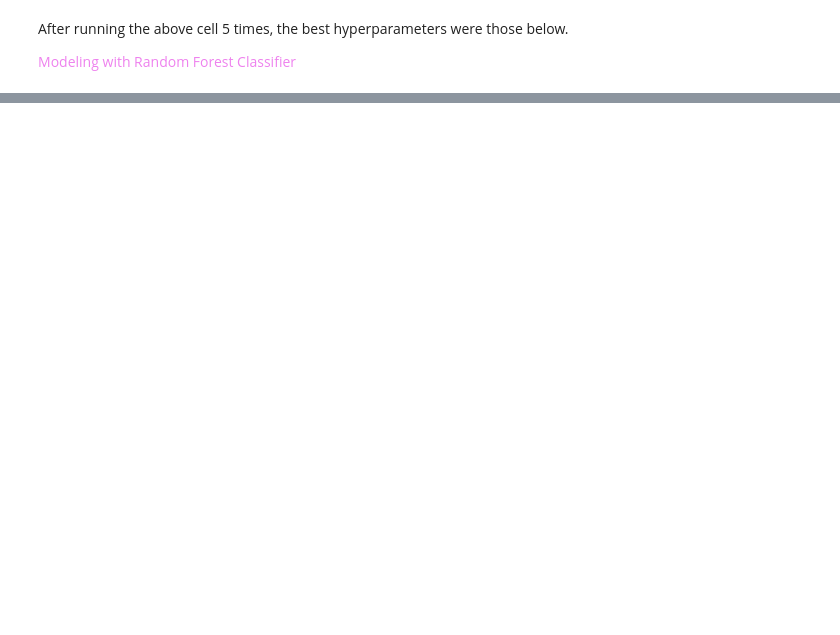
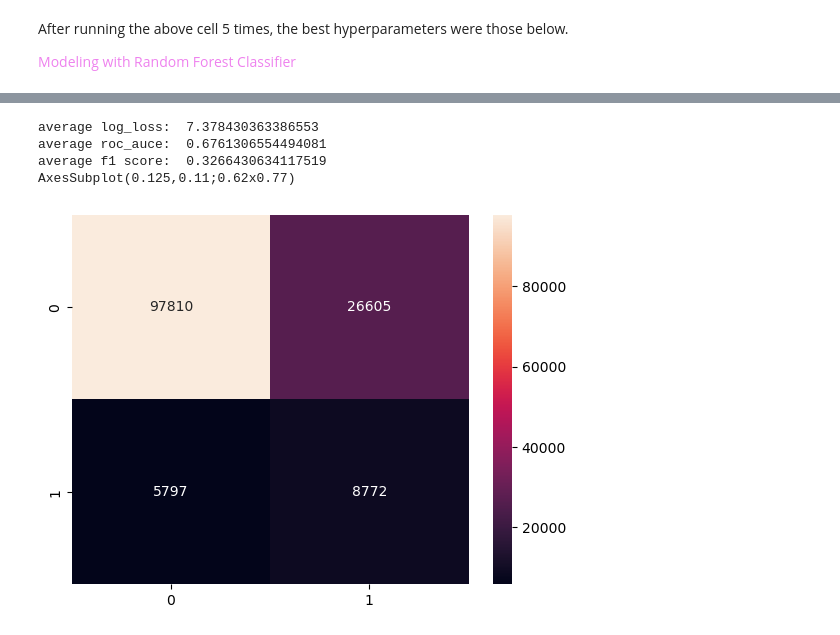
Before and after one commit to fractaldatalearning/Capstone2, a Jupyter notebook: notebooks/8-kl-modeling.ipynb, the cells around one changed output, grey strips where cells are left out. Saved outputs shown, nothing was run; the diff lists cells and outputs as text; code cells hidden in the pictures; blank space fills up the shorter version.

```diff
--- a/notebooks/8-kl-modeling.ipynb
+++ b/notebooks/8-kl-modeling.ipynb
@@ -268,0 +300,61 @@ Audio(sound_file, autoplay=True)
+# %%
+warnings.simplefilter(action='ignore', category=FutureWarning)
+
+users = list(df['user_id'].unique())
+categorical_columns = ['user_id', 'product_name', 'aisle_name', 'dept_name']
+log_loss_scores = []
+roc_auc_scores = []
+f1_scores = []
+cm = [[0,0],[0,0]]
+
+for user in users:
+    this_user = df.loc[df['user_id']==user,:].copy()
+
+    this_train = this_user.loc[this_user['order_by_user_sequence']!=this_user[
+    'order_by_user_sequence'].max(),:].copy()
+
+    this_test = this_user.loc[this_user['order_by_user_sequence']==this_user[
+        'order_by_user_sequence'].max(),:].copy()
+
+    X_this_train = this_train.drop(columns=['reordered', 'add_to_cart_sequence'])
+    y_this_train = this_train['reordered']
+    X_this_test = this_test.drop(columns=['reordered', 'add_to_cart_sequence'])
+    y_this_test = this_test['reordered']
+
+    target = ce.target_encoder.TargetEncoder(cols=categorical_columns)
+    target.fit(X_this_train, y_this_train)
+    X_this_train = target.transform(X_this_train)
+    X_this_test = target.transform(X_this_test)
+
+    mms = preprocessing.MinMaxScaler()
+
+    rf = ensemble.RandomForestClassifier(random_state=43, n_estimators=200, criterion='gini',
+                                         max_depth=18, min_samples_split=5, min_samples_leaf=3,
+                                         min_weight_fraction_leaf=0.3, max_features='log2',
+                                         class_weight='balanced', ccp_alpha=0.1)
+
+    pipeline = Pipeline([('mms', mms), ('rf', rf)])
+
+    pipeline.fit(X_this_train, y_this_train)
+    y_this_pred = pipeline.predict(X_this_test)
+
+    log_loss_scores.append(metrics.log_loss(y_this_test, y_this_pred, labels=[0,1]))
+    f1_scores.append(metrics.f1_score(y_this_test, y_this_pred, zero_division=0))
+    cm = np.array(cm) + np.array(metrics.confusion_matrix(y_this_test, y_this_pred))
+
+    # If a user had no reorders in their final order, roc_auc is impossible.
+    # Since for all I know this user's predictions are as good as random, give these auc=0.5
+    try:
+        roc_auc_scores.append(metrics.roc_auc_score(y_this_test, y_this_pred))
+    except: roc_auc_scores.append(0.5)
+
+print('average log_loss: ', mean(log_loss_scores))
+print('average roc_auce: ', mean(roc_auc_scores))
+print('average f1 score: ', mean(f1_scores))
+print(sns.heatmap(cm, annot=True, fmt='g'))
+# %% [output]
+average log_loss:  7.378430363386553
+average roc_auce:  0.6761306554494081
+average f1 score:  0.3266430634117519
+AxesSubplot(0.125,0.11;0.62x0.77)
+[figure, added]
```
Also changed, not shown: parts of 15 cells of this notebook.
